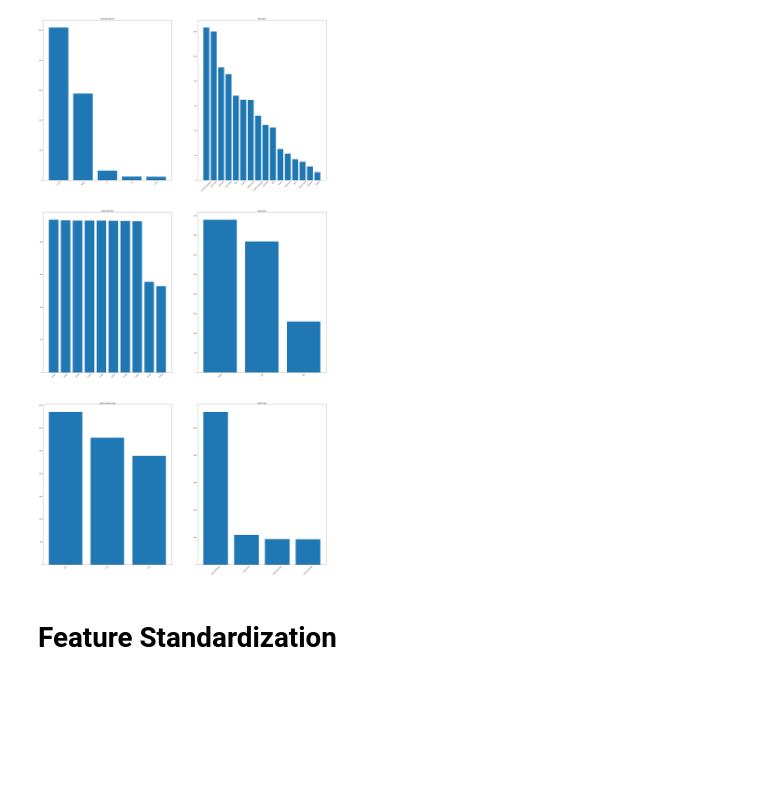
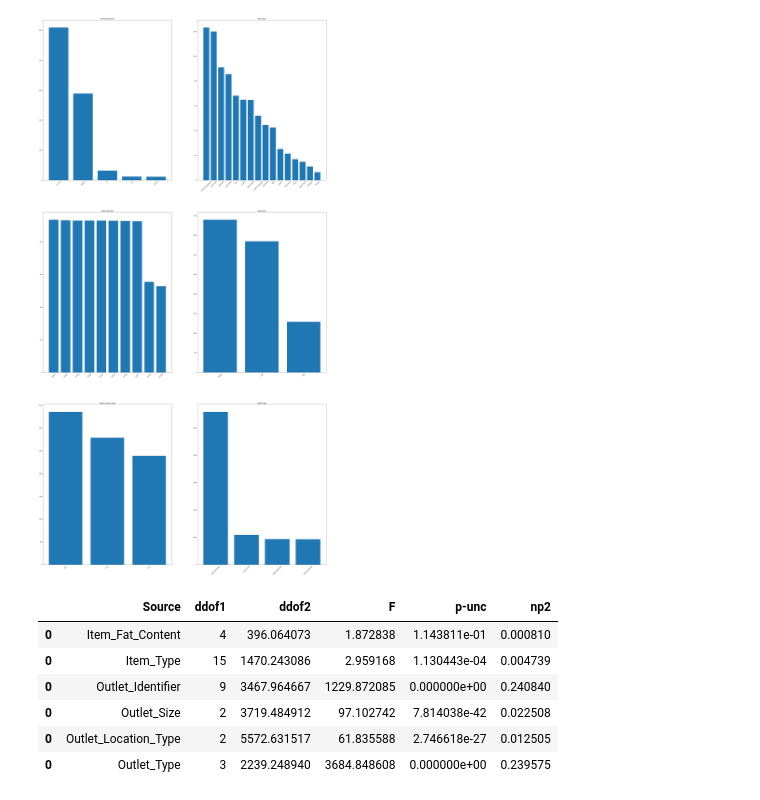
Before and after one commit to Gourav052003/Data-Driven-Sales-Forecasting-for-Big-Mart-Retail-Outlets, a Jupyter notebook: Big-Mart-Sales-Prediction.ipynb, the cells around one changed output. Cells and saved outputs as stored; diff of their text form; code cells hidden in the pictures; blank space fills up the shorter version.

Commit message:
Performed Welch_annova

```diff
--- a/Big-Mart-Sales-Prediction.ipynb
+++ b/Big-Mart-Sales-Prediction.ipynb
@@ -545,5 +545,3 @@ for idx,col in enumerate(columns):
     plt.subplots_adjust(top = 20)
 # %% [output]
 [figure]
-# %% [markdown]
-# Feature Standardization
@@ -549,0 +551,18 @@ for idx,col in enumerate(columns):
+# %%
+all_welch_df  = []
+
+columns = object_attributes.columns
+
+for col in columns:
+    welch_df = pg.welch_anova(dv="Item_Outlet_Sales", between=col,data = Imputed_sales_df)
+    all_welch_df.append(welch_df)
+
+pd.concat(all_welch_df)
+# %% [output]
+|  | Source | ddof1 | ddof2 | F | p-unc | np2 |
+| 0 | Item_Fat_Content | 4 | 396.064073 | 1.872838 | 1.143811e-01 | 0.000810 |
+| 0 | Item_Type | 15 | 1470.243086 | 2.959168 | 1.130443e-04 | 0.004739 |
+| 0 | Outlet_Identifier | 9 | 3467.964667 | 1229.872085 | 0.000000e+00 | 0.240840 |
+| 0 | Outlet_Size | 2 | 3719.484912 | 97.102742 | 7.814038e-42 | 0.022508 |
+| 0 | Outlet_Location_Type | 2 | 5572.631517 | 61.835588 | 2.746618e-27 | 0.012505 |
+| 0 | Outlet_Type | 3 | 2239.248940 | 3684.848608 | 0.000000e+00 | 0.239575 |
```
Also changed, not shown: parts of 15 cells of this notebook, 1 other file.
